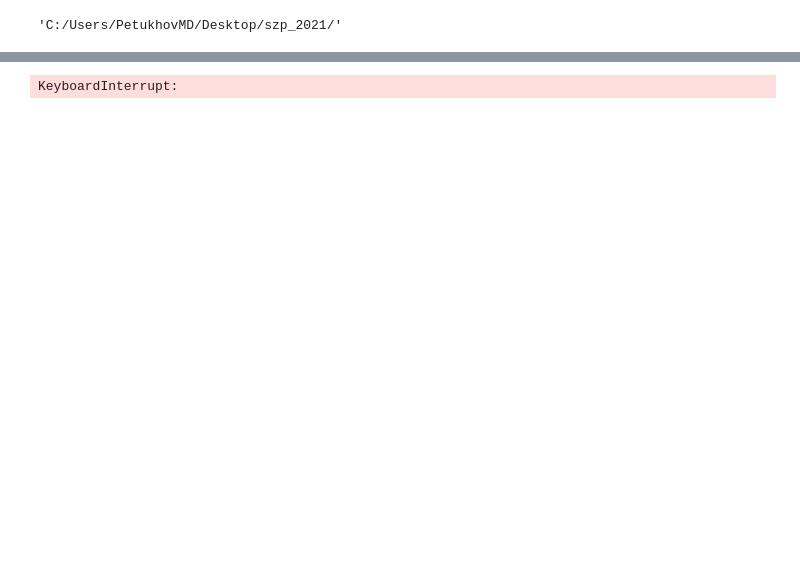
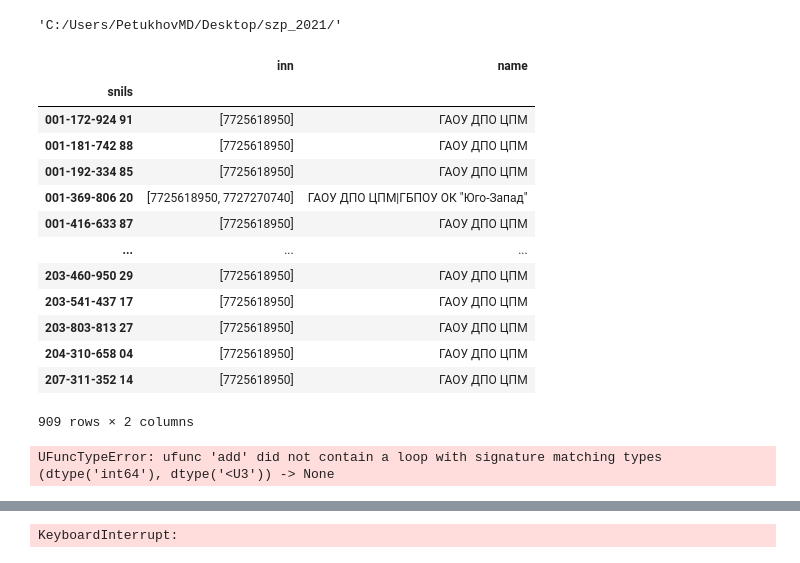
Before and after one commit to Mr-Maxraw/cfo-parser, a Jupyter notebook: counting/cnt_for_vsosh_2021.ipynb, the cells around one changed output, grey strips where cells are left out. Saved outputs shown, nothing was run; the diff lists cells and outputs as text; code cells hidden in the pictures; blank space fills up the shorter version.

```diff
--- a/counting/cnt_for_vsosh_2021.ipynb
+++ b/counting/cnt_for_vsosh_2021.ipynb
@@ -14,0 +37,30 @@ path_to_data
+# %%
+ans = ans.drop_duplicates()
+# %%
+sort = ans[['snils', 'inn']][ans.snils.isin(snils_of_int)].drop_duplicates().groupby('snils').agg(['unique'])
+# %%
+def give_compex_names(row, name):
+    s = row[name].tolist()
+    ans = ''
+    for inn in s:
+        ans += d[inn] + '|'
+    return ans[:-1]
+# %%
+sort['name'] = sort.apply(lambda row: give_compex_names(row, 'inn'), axis=1)
+# %%
+sort
+# %% [output]
+|  | inn | name |
+| snils |  |  |
+| 001-172-924 91 | [7725618950] | ГАОУ ДПО ЦПМ |
+| 001-181-742 88 | [7725618950] | ГАОУ ДПО ЦПМ |
+| 001-192-334 85 | [7725618950] | ГАОУ ДПО ЦПМ |
+| 001-369-806 20 | [7725618950, 7727270740] | ГАОУ ДПО ЦПМ|ГБПОУ ОК "Юго-Запад" |
+| 001-416-633 87 | [7725618950] | ГАОУ ДПО ЦПМ |
+| ... | ... | ... |
+| 203-460-950 29 | [7725618950] | ГАОУ ДПО ЦПМ |
+| 203-541-437 17 | [7725618950] | ГАОУ ДПО ЦПМ |
+| 203-803-813 27 | [7725618950] | ГАОУ ДПО ЦПМ |
+| 204-310-658 04 | [7725618950] | ГАОУ ДПО ЦПМ |
+| 207-311-352 14 | [7725618950] | ГАОУ ДПО ЦПМ |
+909 rows × 2 columns
@@ -14,0 +69,4 @@ path_to_data
+# %%
+give_compex_names(sort[sort.index == '001-172-924 91'], 'inn')
+# %% [output]
+UFuncTypeError: ufunc 'add' did not contain a loop with signature matching types (dtype('int64'), dtype('<U3')) -> None
```
Also changed, not shown: parts of 26 cells of this notebook.
